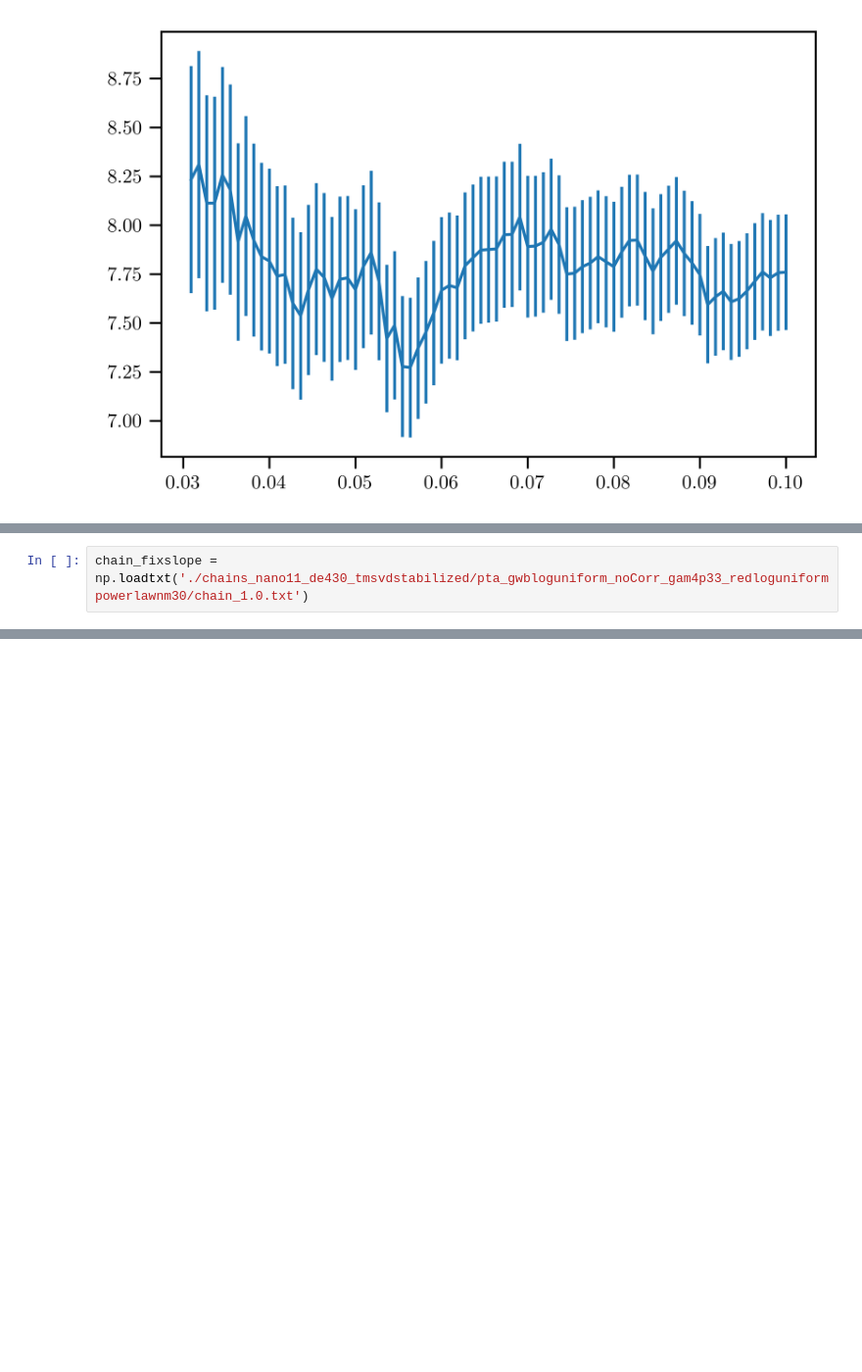
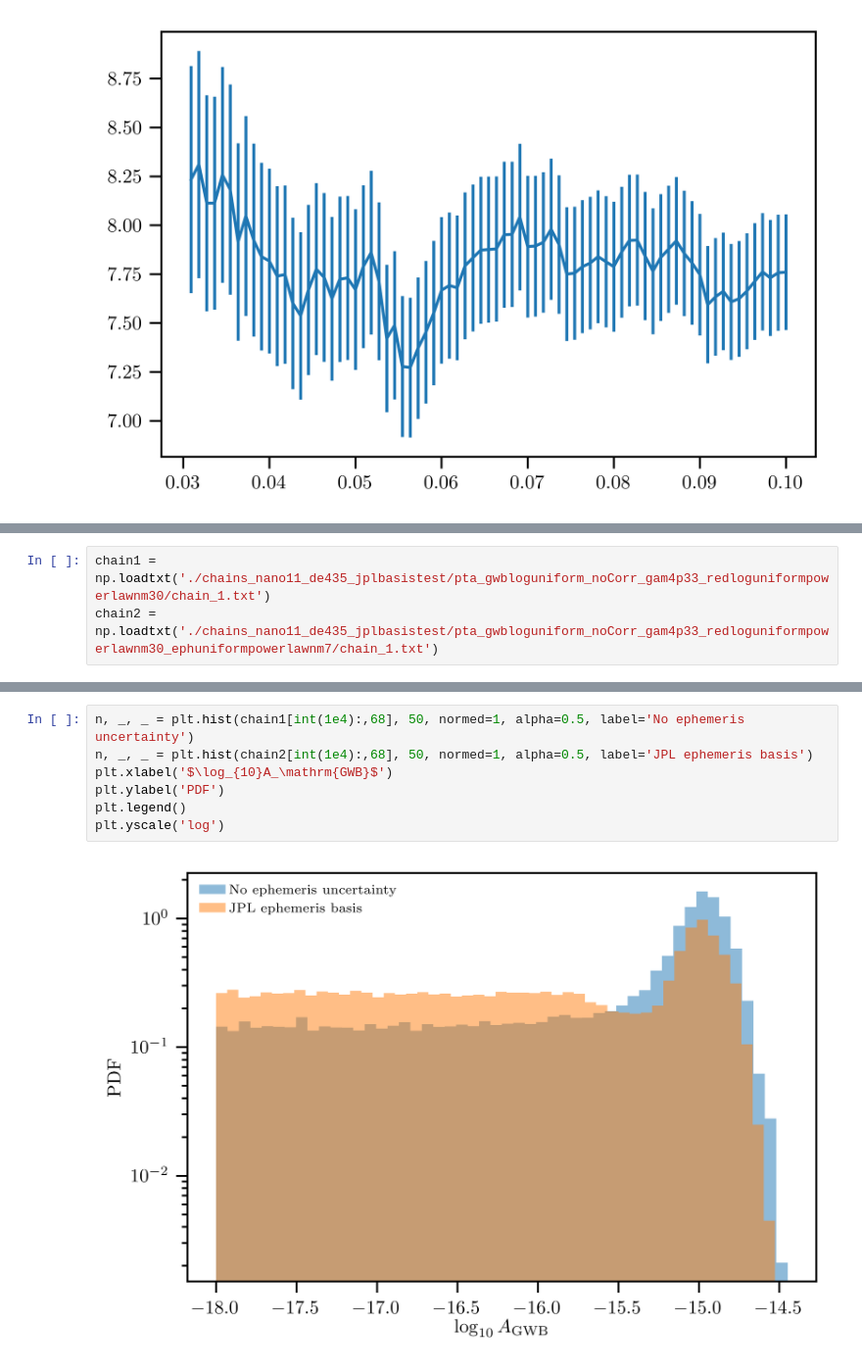
Before and after one commit to stevertaylor/NX01, a Jupyter notebook: nanograv11yr_makehdf5.ipynb, the cells around one changed output, grey strips where cells are left out. Shown at 98% size. Saved outputs shown, nothing was run; the diff lists cells and outputs as text; blank space fills up the shorter version.

```diff
--- a/nanograv11yr_makehdf5.ipynb
+++ b/nanograv11yr_makehdf5.ipynb
@@ -298,2 +299,3 @@ plt.show()
 # %%
-chain_fixslope = np.loadtxt('./chains_nano11_de430_tmsvdstabilized/pta_gwbloguniform_noCorr_gam4p33_redloguniformpowerlawnm30/chain_1.0.txt')
+chain1 = np.loadtxt('./chains_nano11_de435_jplbasistest/pta_gwbloguniform_noCorr_gam4p33_redloguniformpowerlawnm30/chain_1.txt')
+chain2 = np.loadtxt('./chains_nano11_de435_jplbasistest/pta_gwbloguniform_noCorr_gam4p33_redloguniformpowerlawnm30_ephuniformpowerlawnm7/chain_1.txt')
@@ -307,0 +302,9 @@ n, _, _ = plt.hist(chain_fixslope[:,68], 50, normed=1, alpha=0.5)
+# %%
+n, _, _ = plt.hist(chain1[int(1e4):,68], 50, normed=1, alpha=0.5, label='No ephemeris uncertainty')
+n, _, _ = plt.hist(chain2[int(1e4):,68], 50, normed=1, alpha=0.5, label='JPL ephemeris basis')
+plt.xlabel('$\log_{10}A_\mathrm{GWB}$')
+plt.ylabel('PDF')
+plt.legend()
+plt.yscale('log')
+# %% [output]
+[figure, added]
```
Also changed, not shown: parts of 10 cells of this notebook, 6 other files.
